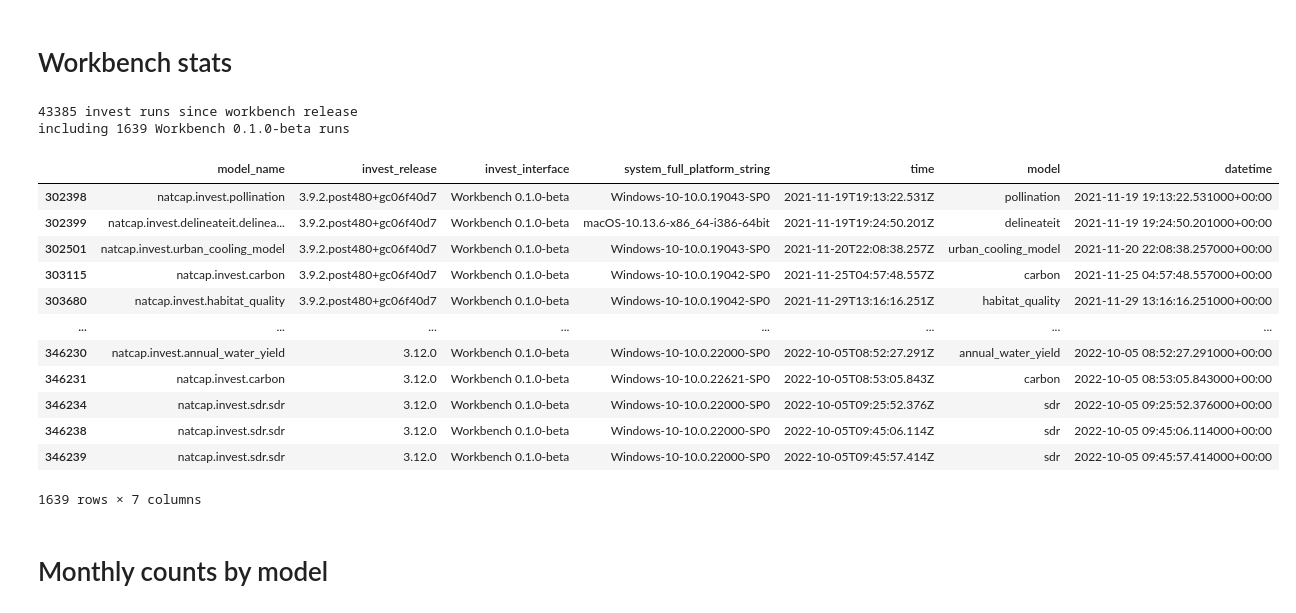
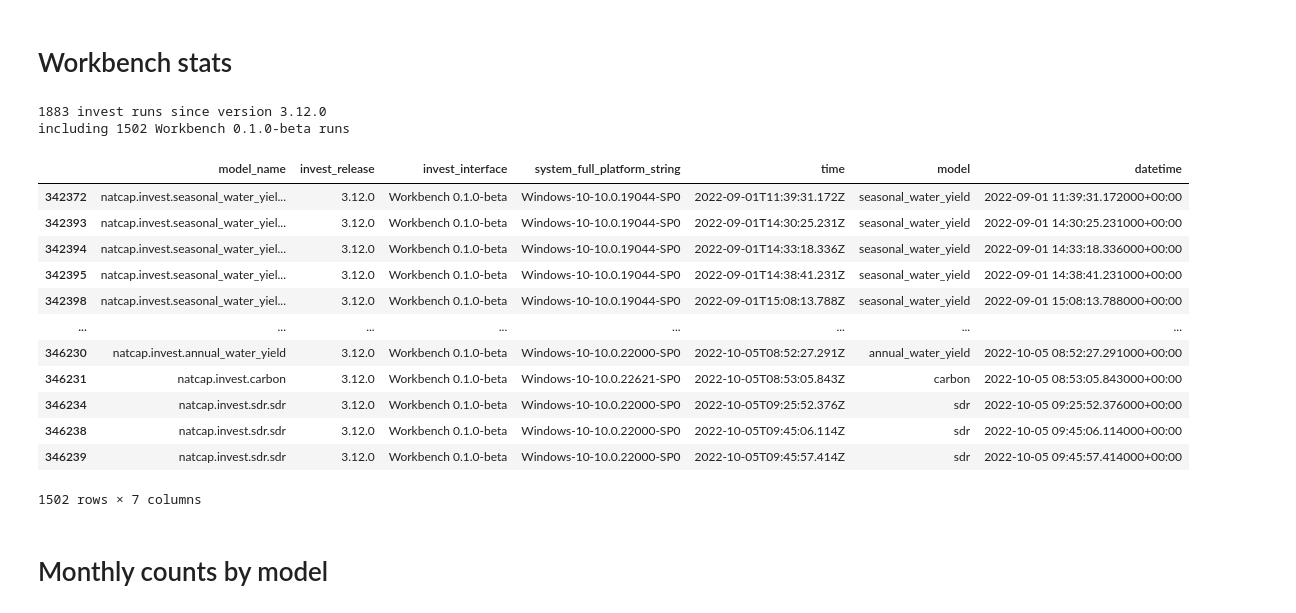
Before and after one commit to davemfish/invest-usage-stats, a Jupyter notebook: invest_usage_stats.ipynb, the cells around one changed output. Cells and saved outputs as stored; diff of their text form; code cells hidden in the pictures.

Commit message:
looking at workbench usage for invest v3.12.0

```diff
--- a/invest_usage_stats.ipynb
+++ b/invest_usage_stats.ipynb
@@ -43,28 +43,29 @@ dropping 0 rows with missing timestamp
 # %% [markdown]
 # Workbench stats
 # %%
-beta_release_date = pandas.to_datetime('2021-11-19', utc=True)
-post_wb_runs = df[df['datetime'] >= beta_release_date]
-print(f'{post_wb_runs.shape[0]} invest runs since workbench release')
-wb_runs = post_wb_runs[post_wb_runs['invest_interface'].str.contains('Workbench 0.1.0-beta')]
+# beta_release_date = pandas.to_datetime('2021-11-19', utc=True)
+version = '3.12.0'
+runs = df[df['invest_release'] == version]
+print(f'{runs.shape[0]} invest runs since version {version}')
+wb_runs = runs[runs['invest_interface'].str.contains('Workbench 0.1.0-beta')]
 print(f'including {wb_runs.shape[0]} Workbench 0.1.0-beta runs')
 wb_runs
 # %% [output]
-43385 invest runs since workbench release
-including 1639 Workbench 0.1.0-beta runs
+1883 invest runs since version 3.12.0
+including 1502 Workbench 0.1.0-beta runs
 |  | model_name | invest_release | invest_interface | system_full_platform_string | time | model | datetime |
-| 302398 | natcap.invest.pollination | 3.9.2.post480+gc06f40d7 | Workbench 0.1.0-beta | Windows-10-10.0.19043-SP0 | 2021-11-19T19:13:22.531Z | pollination | 2021-11-19 19:13:22.531000+00:00 |
-| 302399 | natcap.invest.delineateit.delinea... | 3.9.2.post480+gc06f40d7 | Workbench 0.1.0-beta | macOS-10.13.6-x86_64-i386-64bit | 2021-11-19T19:24:50.201Z | delineateit | 2021-11-19 19:24:50.201000+00:00 |
-| 302501 | natcap.invest.urban_cooling_model | 3.9.2.post480+gc06f40d7 | Workbench 0.1.0-beta | Windows-10-10.0.19043-SP0 | 2021-11-20T22:08:38.257Z | urban_cooling_model | 2021-11-20 22:08:38.257000+00:00 |
-| 303115 | natcap.invest.carbon | 3.9.2.post480+gc06f40d7 | Workbench 0.1.0-beta | Windows-10-10.0.19042-SP0 | 2021-11-25T04:57:48.557Z | carbon | 2021-11-25 04:57:48.557000+00:00 |
-| 303680 | natcap.invest.habitat_quality | 3.9.2.post480+gc06f40d7 | Workbench 0.1.0-beta | Windows-10-10.0.19042-SP0 | 2021-11-29T13:16:16.251Z | habitat_quality | 2021-11-29 13:16:16.251000+00:00 |
+| 342372 | natcap.invest.seasonal_water_yiel... | 3.12.0 | Workbench 0.1.0-beta | Windows-10-10.0.19044-SP0 | 2022-09-01T11:39:31.172Z | seasonal_water_yield | 2022-09-01 11:39:31.172000+00:00 |
+| 342393 | natcap.invest.seasonal_water_yiel... | 3.12.0 | Workbench 0.1.0-beta | Windows-10-10.0.19044-SP0 | 2022-09-01T14:30:25.231Z | seasonal_water_yield | 2022-09-01 14:30:25.231000+00:00 |
+| 342394 | natcap.invest.seasonal_water_yiel... | 3.12.0 | Workbench 0.1.0-beta | Windows-10-10.0.19044-SP0 | 2022-09-01T14:33:18.336Z | seasonal_water_yield | 2022-09-01 14:33:18.336000+00:00 |
+| 342395 | natcap.invest.seasonal_water_yiel... | 3.12.0 | Workbench 0.1.0-beta | Windows-10-10.0.19044-SP0 | 2022-09-01T14:38:41.231Z | seasonal_water_yield | 2022-09-01 14:38:41.231000+00:00 |
+| 342398 | natcap.invest.seasonal_water_yiel... | 3.12.0 | Workbench 0.1.0-beta | Windows-10-10.0.19044-SP0 | 2022-09-01T15:08:13.788Z | seasonal_water_yield | 2022-09-01 15:08:13.788000+00:00 |
 | ... | ... | ... | ... | ... | ... | ... | ... |
 | 346230 | natcap.invest.annual_water_yield | 3.12.0 | Workbench 0.1.0-beta | Windows-10-10.0.22000-SP0 | 2022-10-05T08:52:27.291Z | annual_water_yield | 2022-10-05 08:52:27.291000+00:00 |
 | 346231 | natcap.invest.carbon | 3.12.0 | Workbench 0.1.0-beta | Windows-10-10.0.22621-SP0 | 2022-10-05T08:53:05.843Z | carbon | 2022-10-05 08:53:05.843000+00:00 |
 | 346234 | natcap.invest.sdr.sdr | 3.12.0 | Workbench 0.1.0-beta | Windows-10-10.0.22000-SP0 | 2022-10-05T09:25:52.376Z | sdr | 2022-10-05 09:25:52.376000+00:00 |
 | 346238 | natcap.invest.sdr.sdr | 3.12.0 | Workbench 0.1.0-beta | Windows-10-10.0.22000-SP0 | 2022-10-05T09:45:06.114Z | sdr | 2022-10-05 09:45:06.114000+00:00 |
 | 346239 | natcap.invest.sdr.sdr | 3.12.0 | Workbench 0.1.0-beta | Windows-10-10.0.22000-SP0 | 2022-10-05T09:45:57.414Z | sdr | 2022-10-05 09:45:57.414000+00:00 |
-1639 rows × 7 columns
+1502 rows × 7 columns
 # %% [markdown]
 # Monthly counts by model
 # %%
```
Also changed, not shown: parts of 5 cells of this notebook.
